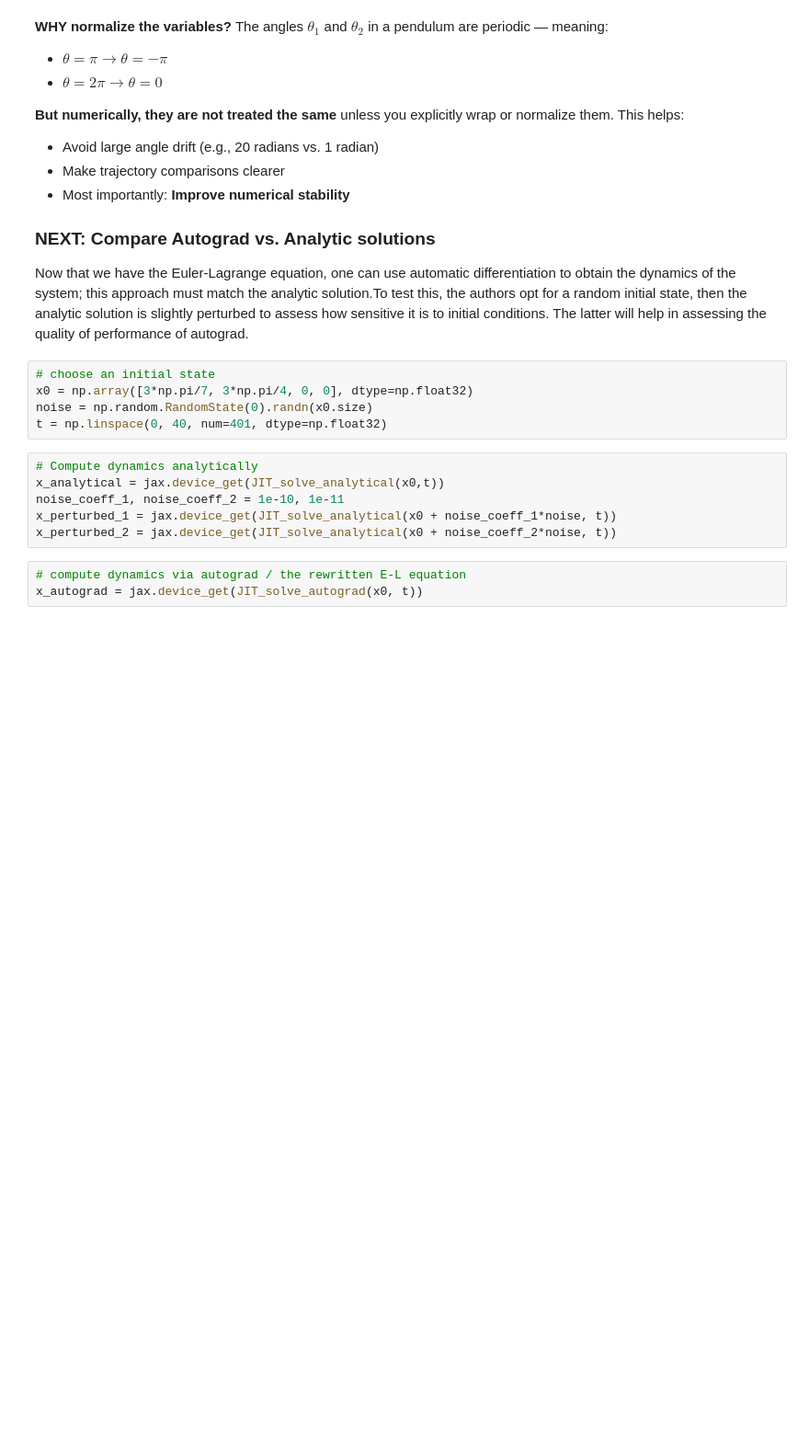
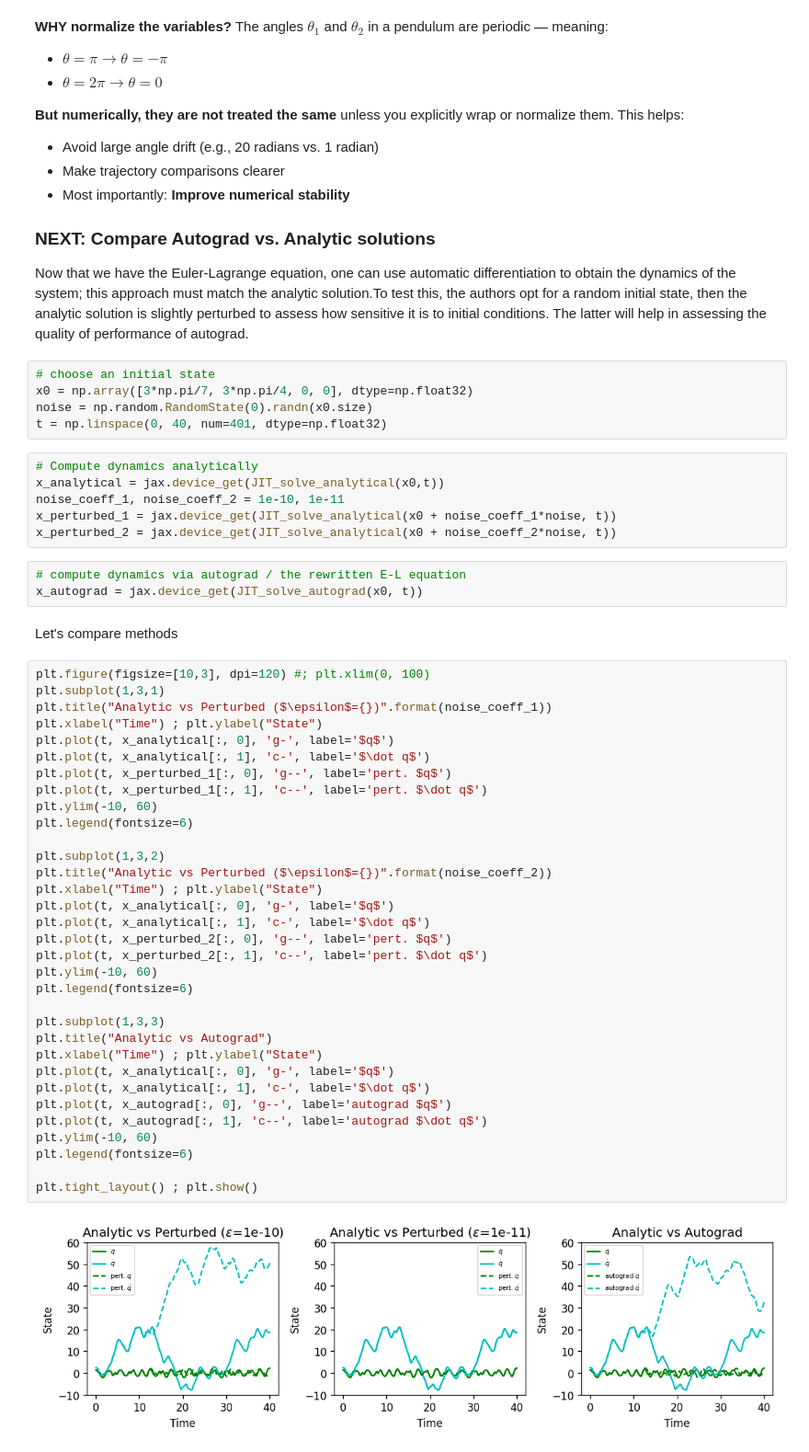
Before and after one commit to Chinnasf/My-Notes-on-PINNs, a Jupyter notebook: Lagrangian/tutorial.ipynb, the cells around one changed output. Shown at 92% size. Drawn from its saved outputs; the diff is of its cells as text; blank space fills up the shorter version.

Commit message:
plots

```diff
--- a/Lagrangian/tutorial.ipynb
+++ b/Lagrangian/tutorial.ipynb
@@ -352,3 +352,40 @@ x_perturbed_2 = jax.device_get(JIT_solve_analytical(x0 + noise_coeff_2*noise, t)
 # %%
 # compute dynamics via autograd / the rewritten E-L equation
 x_autograd = jax.device_get(JIT_solve_autograd(x0, t))
+# %% [markdown]
+Let's compare methods
+# %%
+plt.figure(figsize=[10,3], dpi=120) #; plt.xlim(0, 100)
+plt.subplot(1,3,1)
+plt.title("Analytic vs Perturbed ($\epsilon$={})".format(noise_coeff_1))
+plt.xlabel("Time") ; plt.ylabel("State")
+plt.plot(t, x_analytical[:, 0], 'g-', label='$q$')
+plt.plot(t, x_analytical[:, 1], 'c-', label='$\dot q$')
+plt.plot(t, x_perturbed_1[:, 0], 'g--', label='pert. $q$')
+plt.plot(t, x_perturbed_1[:, 1], 'c--', label='pert. $\dot q$')
+plt.ylim(-10, 60)
+plt.legend(fontsize=6)
+
+plt.subplot(1,3,2)
+plt.title("Analytic vs Perturbed ($\epsilon$={})".format(noise_coeff_2))
+plt.xlabel("Time") ; plt.ylabel("State")
+plt.plot(t, x_analytical[:, 0], 'g-', label='$q$')
+plt.plot(t, x_analytical[:, 1], 'c-', label='$\dot q$')
+plt.plot(t, x_perturbed_2[:, 0], 'g--', label='pert. $q$')
+plt.plot(t, x_perturbed_2[:, 1], 'c--', label='pert. $\dot q$')
+plt.ylim(-10, 60)
+plt.legend(fontsize=6)
+
+plt.subplot(1,3,3)
+plt.title("Analytic vs Autograd")
+plt.xlabel("Time") ; plt.ylabel("State")
+plt.plot(t, x_analytical[:, 0], 'g-', label='$q$')
+plt.plot(t, x_analytical[:, 1], 'c-', label='$\dot q$')
+plt.plot(t, x_autograd[:, 0], 'g--', label='autograd $q$')
+plt.plot(t, x_autograd[:, 1], 'c--', label='autograd $\dot q$')
+plt.ylim(-10, 60)
+plt.legend(fontsize=6)
+
+plt.tight_layout() ; plt.show()
+# %% [output]
+[figure, added]
```
